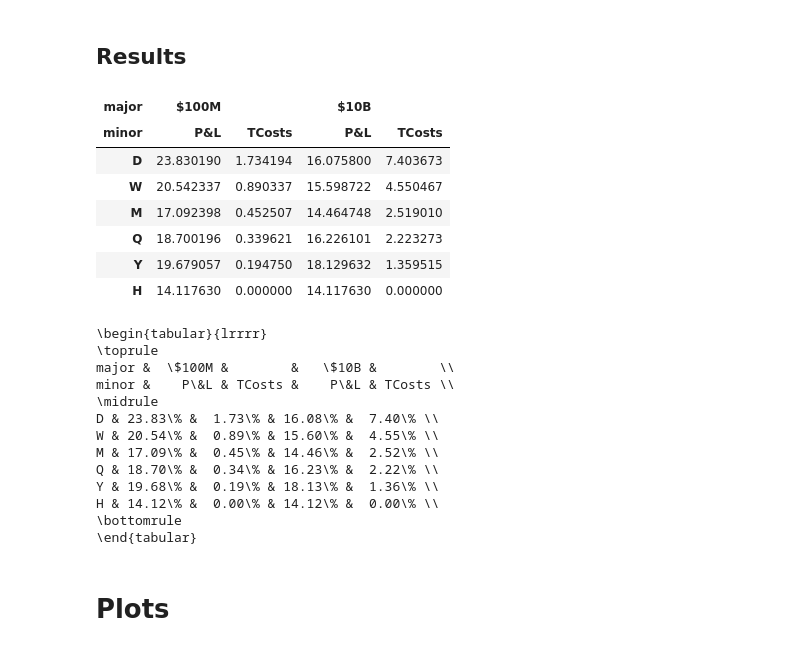
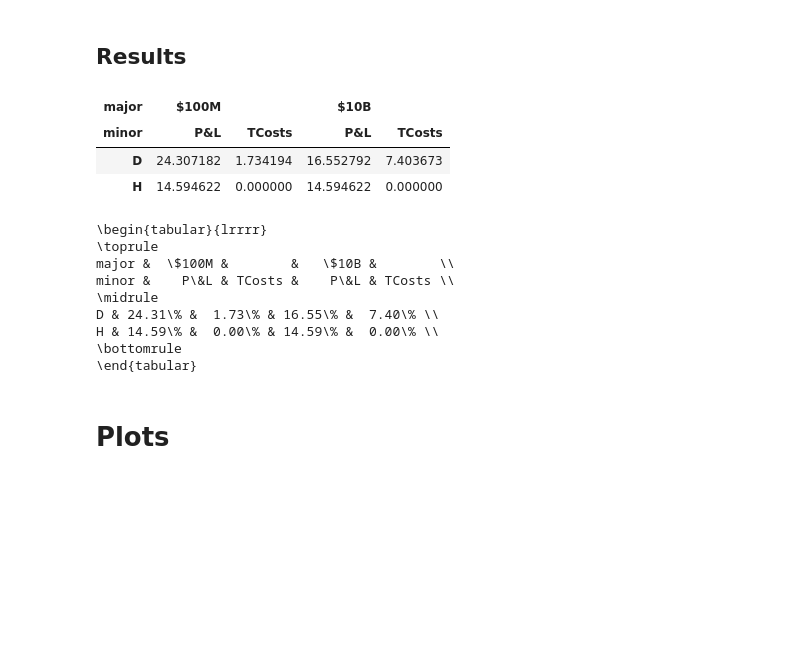
Before and after one commit to cvxgrp/cvxportfolio, a Jupyter notebook: basic_example.ipynb, the cells around one changed output. Cells and saved outputs as stored; diff of their text form; code cells hidden in the pictures; blank space fills up the shorter version.

```diff
--- a/basic_example.ipynb
+++ b/basic_example.ipynb
@@ -58,8 +55,8 @@ def select_starts_periods(period_property, timestamps):
             last_day=day
     return selected
 # %%
-selectors=pd.Series(index=['D','W','M','Q','Y'],
-                    data=[lambda t: t.day,lambda t: t.week,lambda t: t.month,lambda t: t.quarter,lambda t: t.year])
+selectors=pd.Series(index=['D'],#,'W','M','Q','Y'],
+                    data=[lambda t: t.day])#,lambda t: t.week,lambda t: t.month,lambda t: t.quarter,lambda t: t.year])
 rebalancing_times = selectors.apply(lambda x: select_starts_periods(x, returns.index) )
 policies = rebalancing_times.apply(lambda x: PeriodicRebalance(target=weights, rebalancing_times=x))
 policies['H'] = Hold()
@@ -74,20 +71,16 @@ res=pd.DataFrame({'$100M':res_small_fund, '$10B': res_large_fund})
 # %% [markdown]
 ## Results
 # %%
-pandl = lambda res: 100*(res.v[-1]-res.initial_val)/res.initial_val
-tcosts = lambda res: 100*res._data['simulation.TcostModel'].sum().sum()/res.initial_val
+pandl = lambda res: 100*(res.profit)/res.initial_val
+tcosts = lambda res: 100*res.simulator_TcostModel.sum().sum()/res.initial_val
 tmp=pd.Panel({'P&L':res.applymap(pandl), 'TCosts':res.applymap(tcosts)})
 result_df = tmp.swapaxes(0,1).swapaxes(1,2).to_frame().T
 result_df
 # %% [output]
 | major | $100M |  | $10B |  |
 | minor | P&L | TCosts | P&L | TCosts |
-| D | 23.830190 | 1.734194 | 16.075800 | 7.403673 |
-| W | 20.542337 | 0.890337 | 15.598722 | 4.550467 |
-| M | 17.092398 | 0.452507 | 14.464748 | 2.519010 |
-| Q | 18.700196 | 0.339621 | 16.226101 | 2.223273 |
-| Y | 19.679057 | 0.194750 | 18.129632 | 1.359515 |
-| H | 14.117630 | 0.000000 | 14.117630 | 0.000000 |
+| D | 24.307182 | 1.734194 | 16.552792 | 7.403673 |
+| H | 14.594622 | 0.000000 | 14.594622 | 0.000000 |
 # %%
 print(result_df.to_latex(float_format='%.2f%%'))
 # %% [output]
@@ -96,12 +89,8 @@ print(result_df.to_latex(float_format='%.2f%%'))
 major &  \$100M &        &   \$10B &        \\
 minor &    P\&L & TCosts &    P\&L & TCosts \\
 \midrule
-D & 23.83\% &  1.73\% & 16.08\% &  7.40\% \\
-W & 20.54\% &  0.89\% & 15.60\% &  4.55\% \\
-M & 17.09\% &  0.45\% & 14.46\% &  2.52\% \\
-Q & 18.70\% &  0.34\% & 16.23\% &  2.22\% \\
-Y & 19.68\% &  0.19\% & 18.13\% &  1.36\% \\
-H & 14.12\% &  0.00\% & 14.12\% &  0.00\% \\
+D & 24.31\% &  1.73\% & 16.55\% &  7.40\% \\
+H & 14.59\% &  0.00\% & 14.59\% &  0.00\% \\
 \bottomrule
 \end{tabular}
 # %% [markdown]
```
Also changed, not shown: parts of 3 cells of this notebook, 8 other files.
